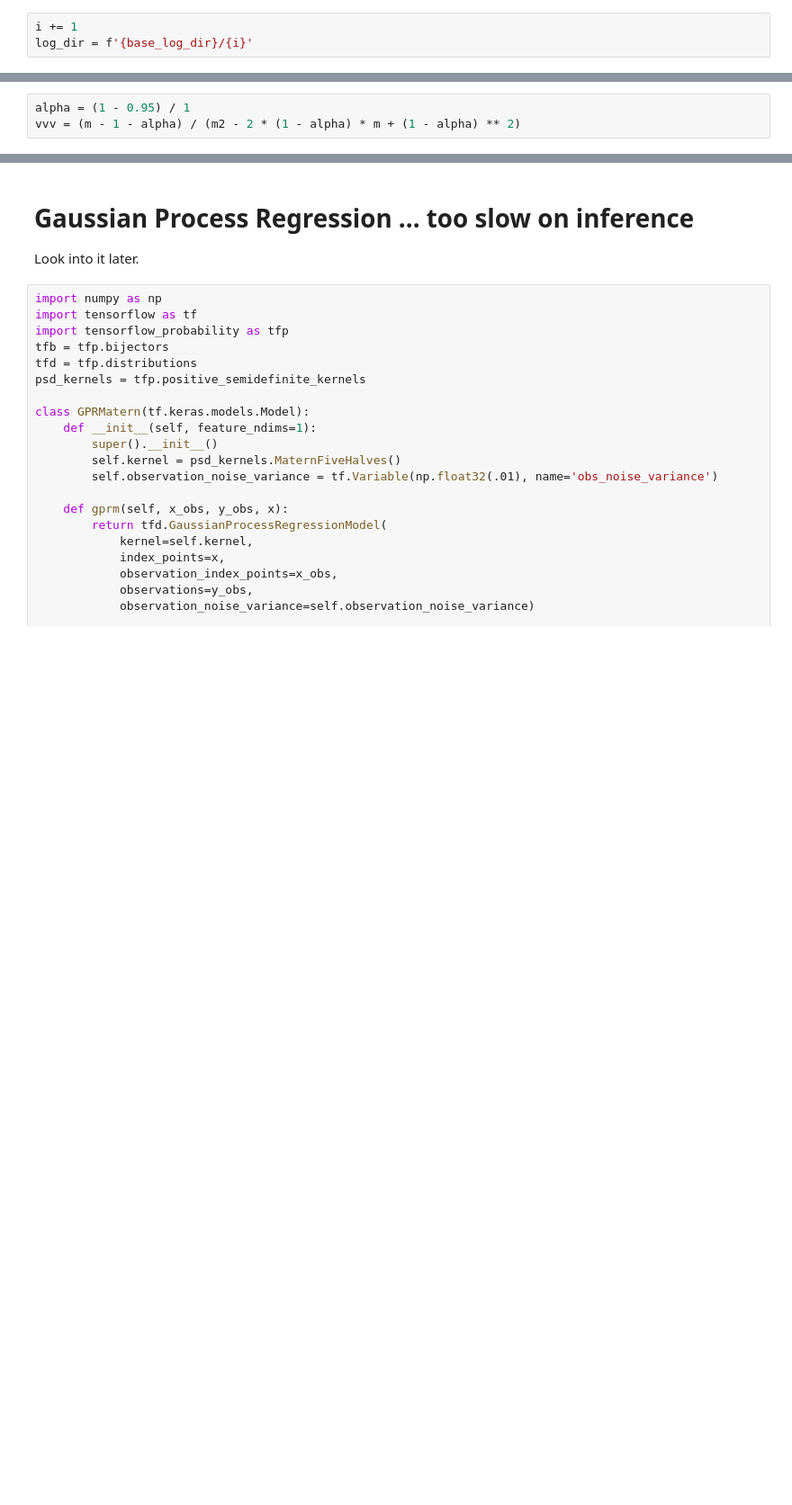
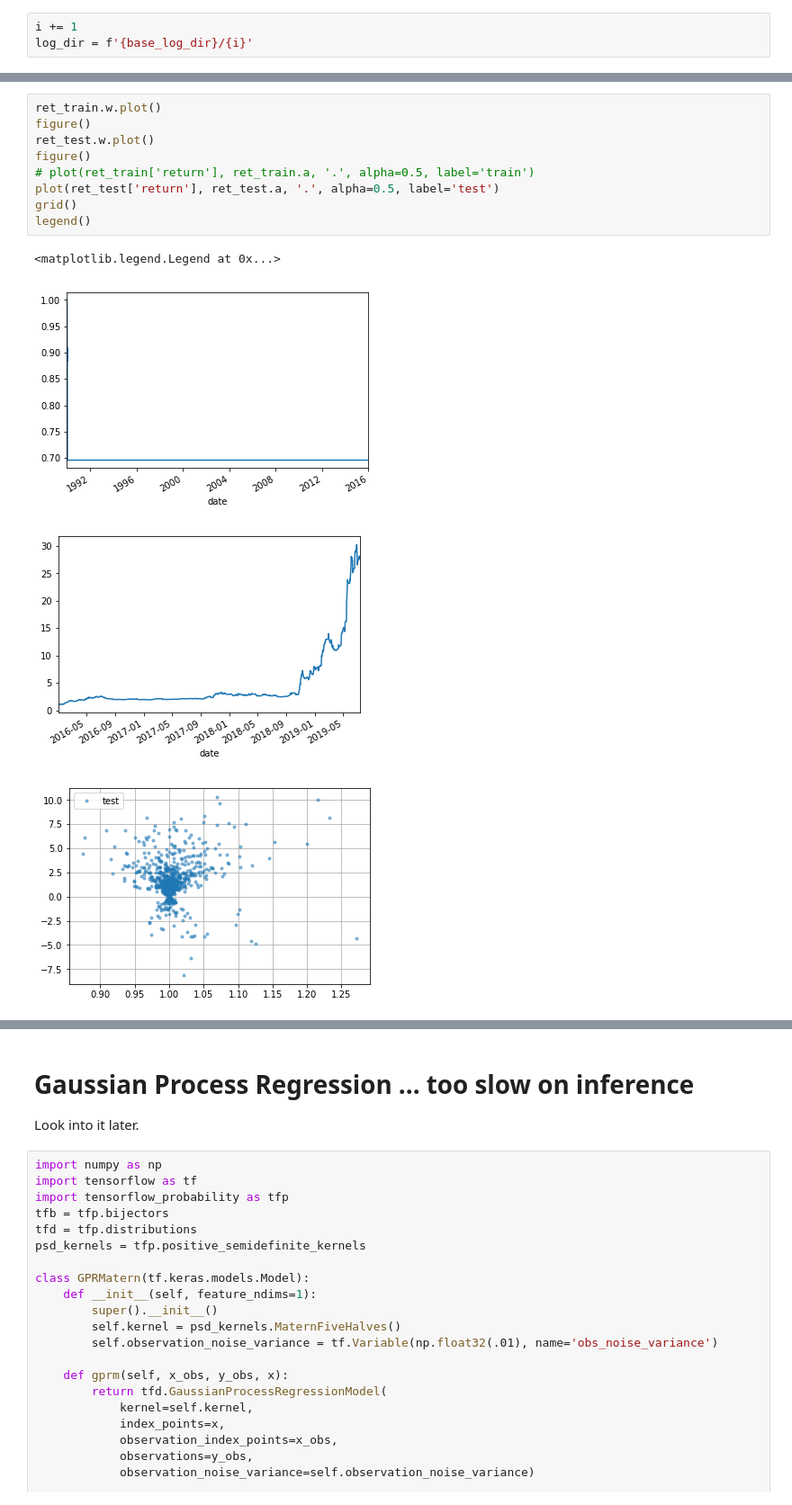
Before and after one commit to cottrell/notebooks, a Jupyter notebook: notebooks/sanity.ipynb, the cells around one changed output, grey strips where cells are left out. Shown at 90% size. Saved outputs shown, nothing was run; the diff lists cells and outputs as text; blank space fills up the shorter version.

```diff
--- a/notebooks/sanity.ipynb
+++ b/notebooks/sanity.ipynb
@@ -306,3 +322,0 @@ And this is where I think the complications come in because of path dependence o
-# %%
-alpha = (1 - 0.95) / 1
-vvv = (m - 1 - alpha) / (m2 - 2 * (1 - alpha) * m + (1 - alpha) ** 2)
@@ -330,0 +373,14 @@ def get_returns(y, yp, max_drawdown=0.5):
+# %%
+ret_train.w.plot()
+figure()
+ret_test.w.plot()
+figure()
+# plot(ret_train['return'], ret_train.a, '.', alpha=0.5, label='train')
+plot(ret_test['return'], ret_test.a, '.', alpha=0.5, label='test')
+grid()
+legend()
+# %% [output]
+<matplotlib.legend.Legend at 0x...>
+[figure, added]
+[figure, added]
+[figure, added]
```
Also changed, not shown: parts of 29 cells of this notebook.
